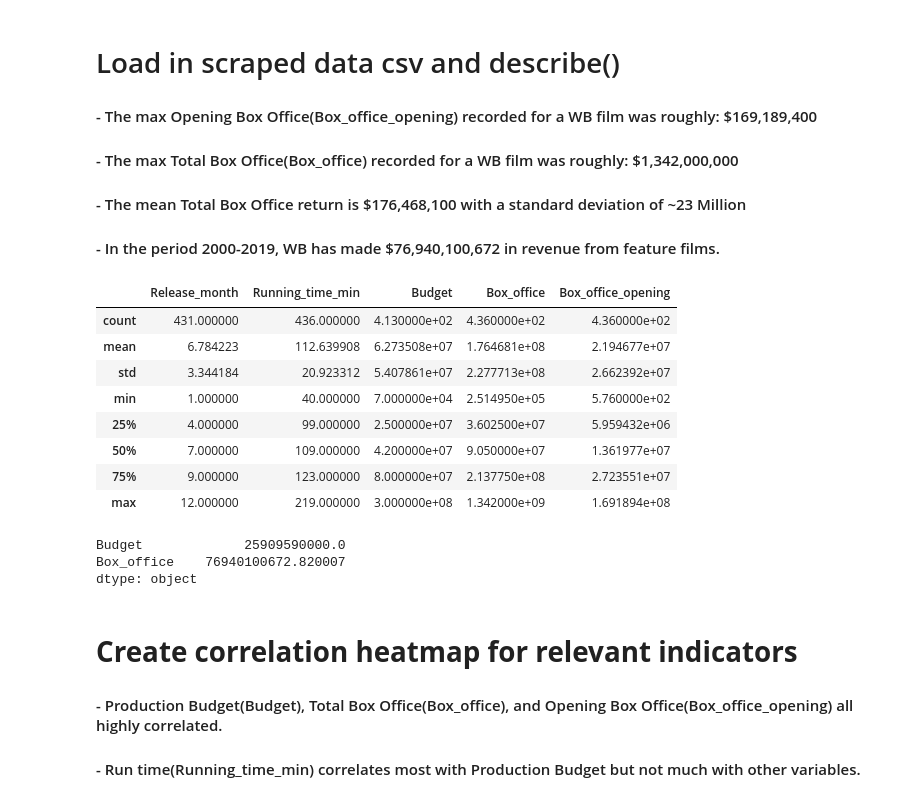
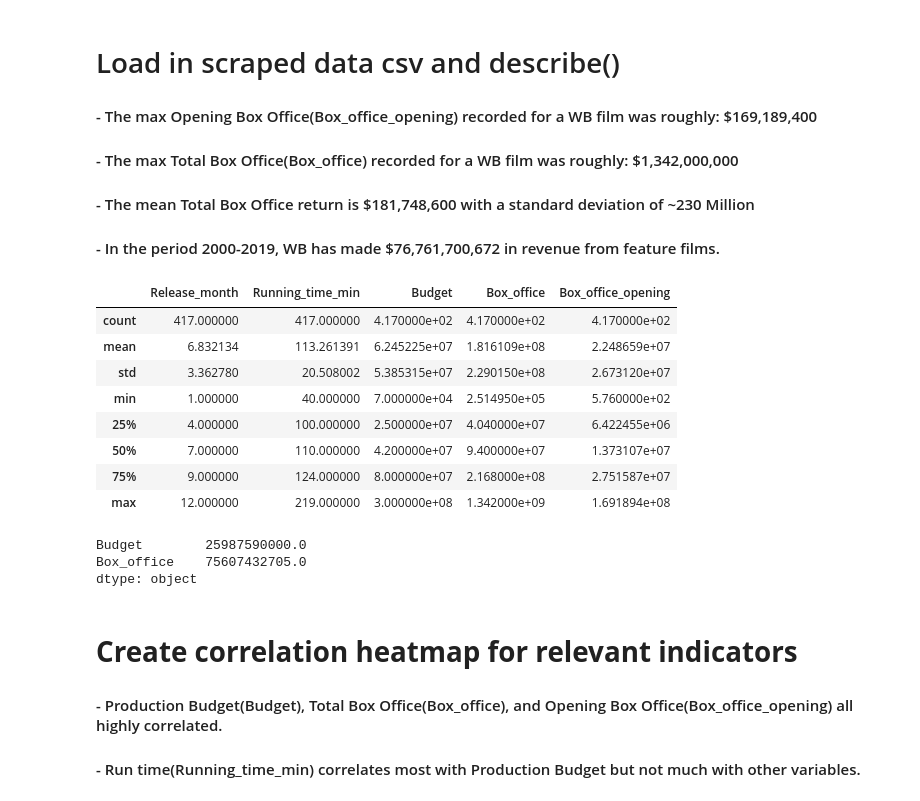
Before and after one commit to danteairdharris/BoxOfficeDS, a Jupyter notebook: WB_movies_EDA.ipynb, the cells around one changed output. Cells and saved outputs as stored; diff of their text form; code cells hidden in the pictures.

```diff
--- a/WB_movies_EDA.ipynb
+++ b/WB_movies_EDA.ipynb
@@ -9,33 +9,27 @@ import matplotlib.pyplot as plt
 
 #### - The max Total Box Office(Box_office) recorded for a WB film was roughly:    $1,342,000,000
 
-#### - The mean Total Box Office return is $176,468,100 with a standard deviation of ~23 Million
+#### - The mean Total Box Office return is $181,748,600 with a standard deviation of ~230 Million
 
-#### - In the period 2000-2019, WB has made $76,940,100,672 in revenue from feature films.
+#### - In the period 2000-2019, WB has made $76,761,700,672 in revenue from feature films.
 # %%
 all_data = pd.read_csv('./WB_movie_data_cleaned.csv')
-
-# drop rows without box office numbers
-df = all_data.dropna(subset=['Box_office_opening', 'Box_office'])
-pd.set_option("display.max_rows", None, "display.max_columns", None)
-df = df.set_index('Title')
-
 df.describe()
 # %% [output]
 |  | Release_month | Running_time_min | Budget | Box_office | Box_office_opening |
-| count | 431.000000 | 436.000000 | 4.130000e+02 | 4.360000e+02 | 4.360000e+02 |
-| mean | 6.784223 | 112.639908 | 6.273508e+07 | 1.764681e+08 | 2.194677e+07 |
-| std | 3.344184 | 20.923312 | 5.407861e+07 | 2.277713e+08 | 2.662392e+07 |
+| count | 417.000000 | 417.000000 | 4.170000e+02 | 4.170000e+02 | 4.170000e+02 |
+| mean | 6.832134 | 113.261391 | 6.245225e+07 | 1.816109e+08 | 2.248659e+07 |
+| std | 3.362780 | 20.508002 | 5.385315e+07 | 2.290150e+08 | 2.673120e+07 |
 | min | 1.000000 | 40.000000 | 7.000000e+04 | 2.514950e+05 | 5.760000e+02 |
-| 25% | 4.000000 | 99.000000 | 2.500000e+07 | 3.602500e+07 | 5.959432e+06 |
-| 50% | 7.000000 | 109.000000 | 4.200000e+07 | 9.050000e+07 | 1.361977e+07 |
-| 75% | 9.000000 | 123.000000 | 8.000000e+07 | 2.137750e+08 | 2.723551e+07 |
+| 25% | 4.000000 | 100.000000 | 2.500000e+07 | 4.040000e+07 | 6.422455e+06 |
+| 50% | 7.000000 | 110.000000 | 4.200000e+07 | 9.400000e+07 | 1.373107e+07 |
+| 75% | 9.000000 | 124.000000 | 8.000000e+07 | 2.168000e+08 | 2.751587e+07 |
 | max | 12.000000 | 219.000000 | 3.000000e+08 | 1.342000e+09 | 1.691894e+08 |
 # %%
 df.sum()[['Budget','Box_office']]
 # %% [output]
-Budget             25909590000.0
-Box_office    76940100672.820007
+Budget        25987590000.0
+Box_office    75607432705.0
 dtype: object
 # %% [markdown]
 
```
Also changed, not shown: parts of 5 cells of this notebook, 4 other files.
